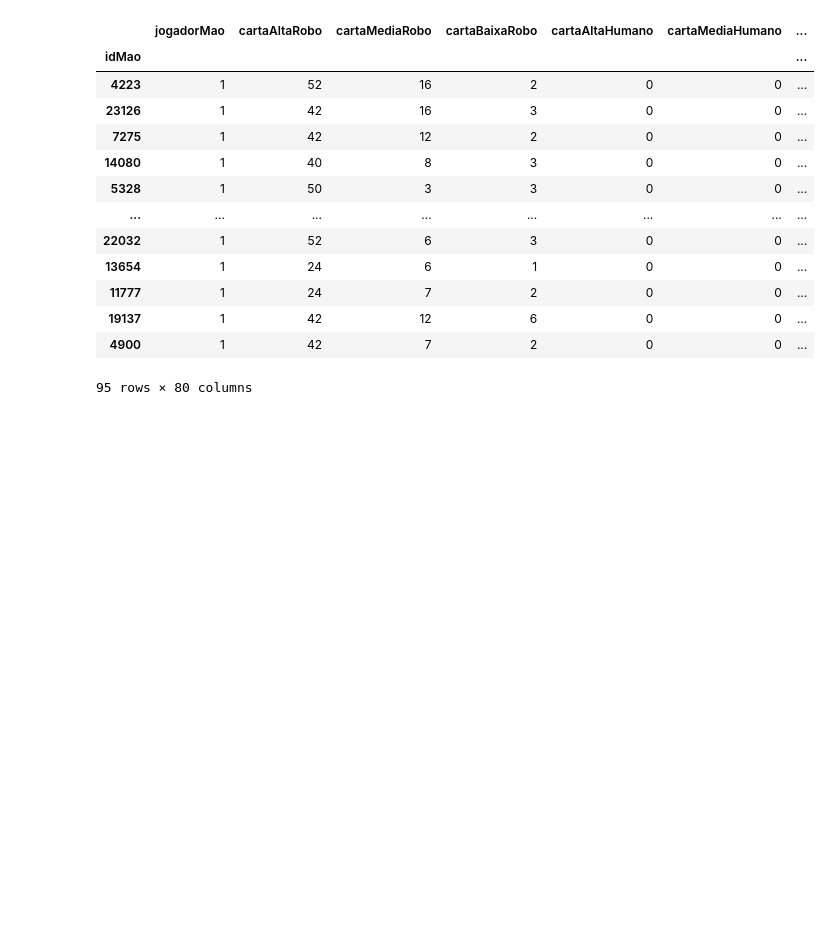
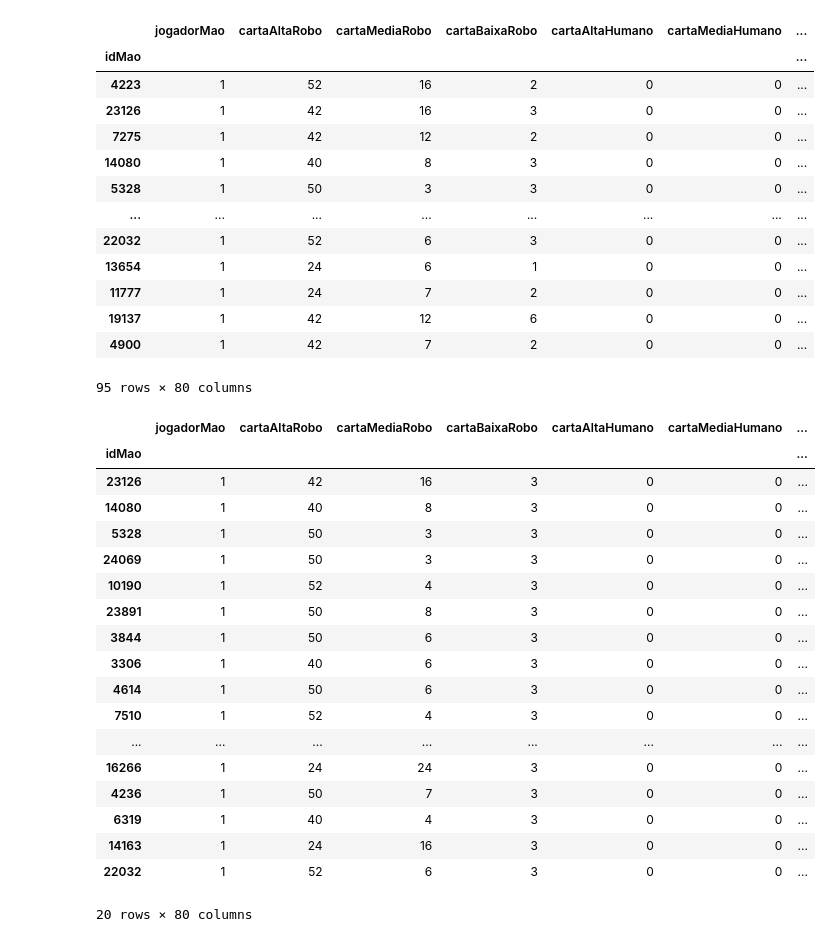
Before and after one commit to fabiodemo/Truco, a Jupyter notebook: cbr.ipynb, the cells around one changed output. Cells and saved outputs as stored; diff of their text form; code cells hidden in the pictures; blank space fills up the shorter version.

Commit message:
Finalização da primeira etapa

```diff
--- a/cbr.ipynb
+++ b/cbr.ipynb
@@ -575,3 +575,25 @@ teste[((teste.ganhadorPrimeiraRodada == 2) & (teste.ganhadorSegundaRodada == 2)
 | 19137 | 1 | 42 | 12 | 6 | 0 | 0 | ... |
 | 4900 | 1 | 42 | 7 | 2 | 0 | 0 | ... |
 95 rows × 80 columns
+# %%
+teste[teste.primeiraCartaRobo == 3]
+# %% [output]
+|  | jogadorMao | cartaAltaRobo | cartaMediaRobo | cartaBaixaRobo | cartaAltaHumano | cartaMediaHumano | ... |
+| idMao |  |  |  |  |  |  | ... |
+| 23126 | 1 | 42 | 16 | 3 | 0 | 0 | ... |
+| 14080 | 1 | 40 | 8 | 3 | 0 | 0 | ... |
+| 5328 | 1 | 50 | 3 | 3 | 0 | 0 | ... |
+| 24069 | 1 | 50 | 3 | 3 | 0 | 0 | ... |
+| 10190 | 1 | 52 | 4 | 3 | 0 | 0 | ... |
+| 23891 | 1 | 50 | 8 | 3 | 0 | 0 | ... |
+| 3844 | 1 | 50 | 6 | 3 | 0 | 0 | ... |
+| 3306 | 1 | 40 | 6 | 3 | 0 | 0 | ... |
+| 4614 | 1 | 50 | 6 | 3 | 0 | 0 | ... |
+| 7510 | 1 | 52 | 4 | 3 | 0 | 0 | ... |
+| ... | ... | ... | ... | ... | ... | ... | ... |
+| 16266 | 1 | 24 | 24 | 3 | 0 | 0 | ... |
+| 4236 | 1 | 50 | 7 | 3 | 0 | 0 | ... |
+| 6319 | 1 | 40 | 4 | 3 | 0 | 0 | ... |
+| 14163 | 1 | 24 | 16 | 3 | 0 | 0 | ... |
+| 22032 | 1 | 52 | 6 | 3 | 0 | 0 | ... |
+20 rows × 80 columns
```
Also changed, not shown: parts of 4 cells of this notebook, 4 other files.
